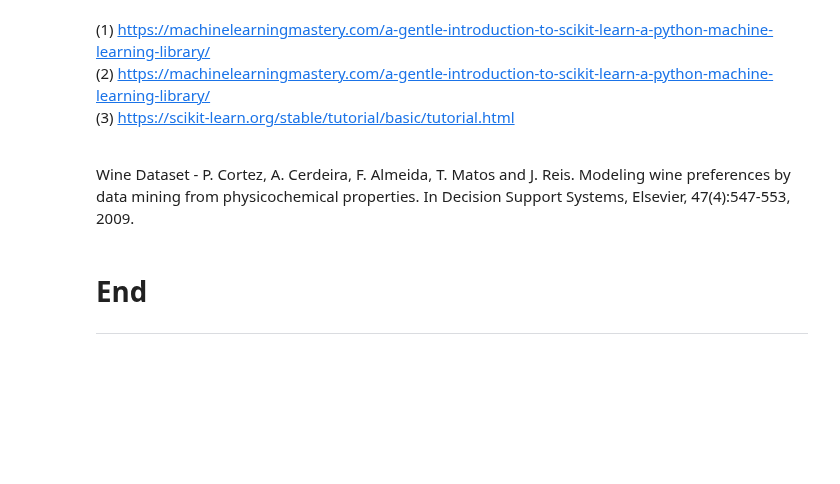
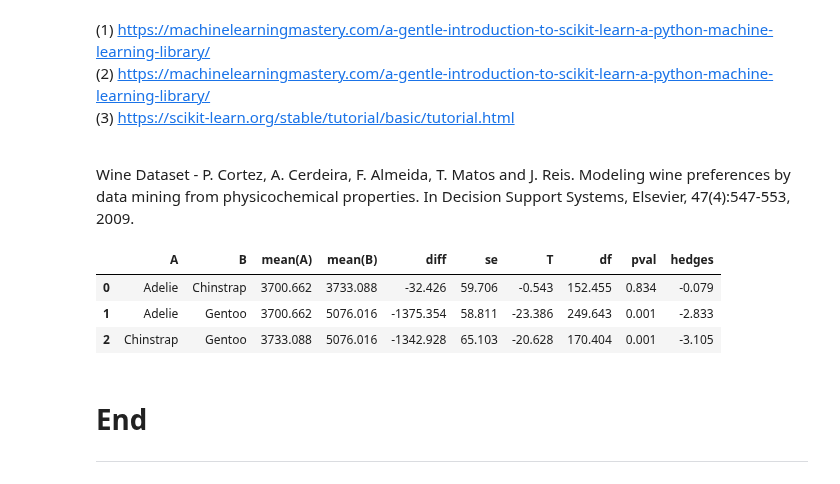
Before and after one commit to martinaobrien/machine-learning-and-statistics-assessment, a Jupyter notebook: Scikit-Learn-Jupyter-Notebook.ipynb, the cells around one changed output. Saved outputs shown, nothing was run; the diff lists cells and outputs as text; code cells hidden in the pictures; blank space fills up the shorter version.

Commit message:
Update Scikit-Learn-Jupyter-Notebook.ipynb
Added in gameshowell analysis

```diff
--- a/Scikit-Learn-Jupyter-Notebook.ipynb
+++ b/Scikit-Learn-Jupyter-Notebook.ipynb
@@ -250,6 +250,16 @@ dir(wine_data)
 
 <br>
 Wine Dataset - P. Cortez, A. Cerdeira, F. Almeida, T. Matos and J. Reis. Modeling wine preferences by data mining from physicochemical properties. In Decision Support Systems, Elsevier, 47(4):547-553, 2009.
+# %%
+import pingouin as pg # https://pingouin-stats.org/generated/pingouin.pairwise_gameshowell.html#pingouin.pairwise_gameshowell
+df = pg.read_dataset('penguins')
+pg.pairwise_gameshowell(data=df, dv='body_mass_g',
+                        between='species').round(3)
+# %% [output]
+|  | A | B | mean(A) | mean(B) | diff | se | T | df | pval | hedges |
+| 0 | Adelie | Chinstrap | 3700.662 | 3733.088 | -32.426 | 59.706 | -0.543 | 152.455 | 0.834 | -0.079 |
+| 1 | Adelie | Gentoo | 3700.662 | 5076.016 | -1375.354 | 58.811 | -23.386 | 249.643 | 0.001 | -2.833 |
+| 2 | Chinstrap | Gentoo | 3733.088 | 5076.016 | -1342.928 | 65.103 | -20.628 | 170.404 | 0.001 | -3.105 |
 # %% [markdown]
 # End
 
```
